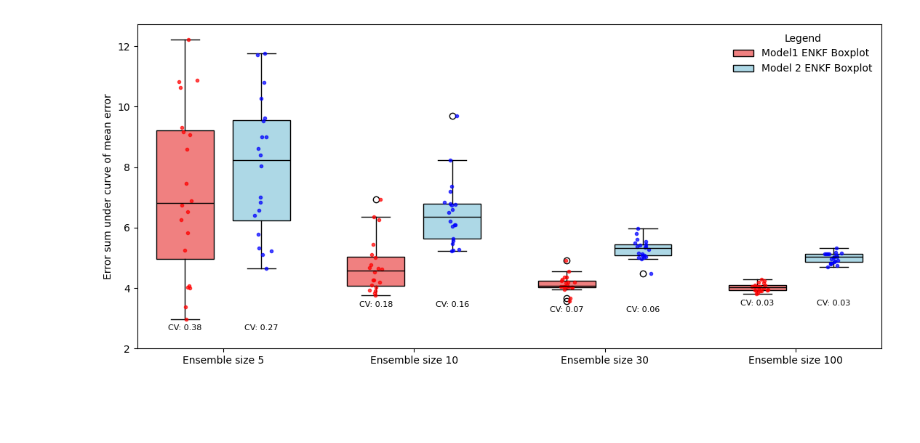
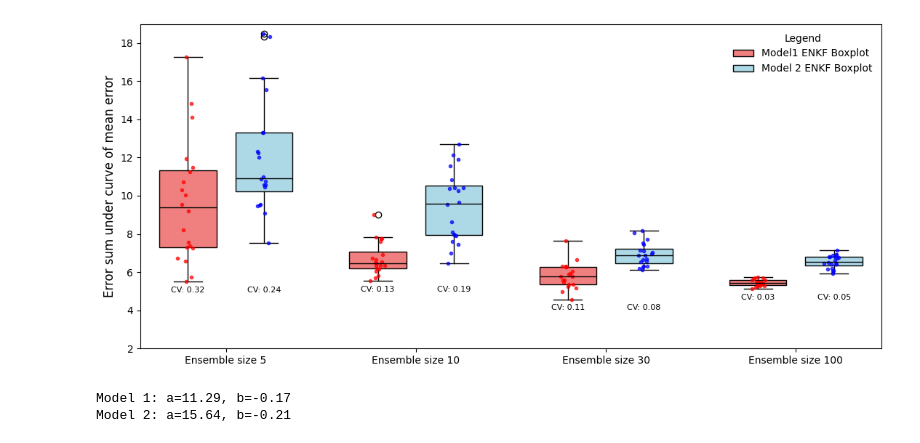
Before and after one commit to yannickoswald/real_time_ineq_abm, a Jupyter notebook: rtabm/experiment3_jupyter.ipynb, the cells around one changed output. Drawn from its saved outputs; the diff is of its cells as text; code cells hidden in the pictures; blank space fills up the shorter version.

```diff
--- a/rtabm/experiment3_jupyter.ipynb
+++ b/rtabm/experiment3_jupyter.ipynb
@@ -34,21 +34,23 @@ class Enkf_experiment3:
         self.ensemble_sizes = ensemble_sizes
         self.results = []
 
-    def run_experiment(self):
+    def run_experiment(self, start_year, end_year):
 
         model_params1 = {"population_size": 100,
          "growth_rate": 0.025,
          "b_begin": 1.3,
-         "distribution": "Pareto_lognormal",
-         "start_year": 1990,
+         "distribution": "exponential_pareto", # either "Pareto_lognormal" or "exponential_pareto"
+         "start_year": start_year,
          "uncertainty_para": 0}
 
+
         model_params2 = {"population_size": 100,
-                        "concavity": 1,
-                        "growth_rate": 0.025,
-                        "start_year": 1990,
-                        "adaptive_sensitivity": 0.02,
-                        "uncertainty_para": 0}
+                "concavity": 1,
+                "growth_rate": 0.025,
+                "distribution": "exponential_pareto", # either "Pareto_lognormal" or "exponential_pareto"
+                "start_year": start_year,
+                "adaptive_sensitivity": 0.02,
+                "uncertainty_para": 0}
 
 
         for size in self.ensemble_sizes:
@@ -67,14 +69,14 @@ class Enkf_experiment3:
                                           filter_freq = 10,
                                           uncertainty_obs = 0.05)
 
-                run_enkf(enkf1, time_horizon=12*3, filter_freq = 10)
-                run_enkf(enkf2, time_horizon=12*3, filter_freq = 10)
+                run_enkf(enkf1, start_year=start_year,end_year=end_year, filter_freq = 10)
+                run_enkf(enkf2,  start_year=start_year,end_year=end_year, filter_freq = 10)
                 array_of_results_enkf1[i, 0] = enkf1.integral_error()
                 array_of_results_enkf2[i, 0] = enkf2.integral_error()
 
             self.results.append([f'Ensemble size {size}', array_of_results_enkf1, array_of_results_enkf2])
 
-    def plot_results(self, save_fig=False, fig_name='fig6.png'):
+    def plot_results(self, save_fig=False, fig_name='fig7.png'):
         fig, ax = plt.subplots()
         boxplot_artists = []
         positions = np.arange(len(self.results)) * 2
@@ -109,7 +111,7 @@ class Enkf_experiment3:
 
         ax.set_xticks(positions)
         ax.set_xticklabels([label for label, _, _ in self.results])
-        ax.set_ylabel('Error sum under curve of mean error')
+        ax.set_ylabel('Error sum under curve of mean error', fontsize=12)
         legend_labels = ['Model1 ENKF Boxplot', 'Model 2 ENKF Boxplot']
         ax.legend(boxplot_artists, legend_labels, title='Legend', loc="upper right", frameon=False)
 
@@ -130,32 +132,41 @@ class Enkf_experiment3:
             means1[idx, 0] = np.mean(array1)
             means2[idx, 0] = np.mean(array2)
 
         # Transform to log space for linear regression
         log_means1 = np.log(means1)
         log_means2 = np.log(means2)
         log_ensemble_sizes = np.log(self.ensemble_sizes)
 
         # Perform the linear regression in log space
         # The slope will be the exponent b and the intercept will be log(a)
         slope1, intercept1 = np.polyfit(log_ensemble_sizes, log_means1.ravel(), 1)
         slope2, intercept2 = np.polyfit(log_ensemble_sizes, log_means2.ravel(), 1)
 
         # Convert intercept into the coefficient a in the original space
         a1 = np.exp(intercept1)
         a2 = np.exp(intercept2)
 
         # Return the coefficients (a, b) for both fits
         return (a1, slope1), (a2, slope2)
 
 # To use the class
 num_agents = 100
+start_year = 2007
+end_year = 2009
 macro_state_dim = 4
 repetitions = 20
 ensemble_sizes = [5,10,30,100]
 
 experiment = Enkf_experiment3(num_agents, macro_state_dim, repetitions, ensemble_sizes)
-experiment.run_experiment()
+experiment.run_experiment(start_year=start_year, end_year=end_year)
 experiment.plot_results(save_fig=True)
 elasticities = experiment.compute_elasticity_fit()
 # %% [output]
-[figure, old version]
+[figure, new version]
+# %%
+# print the elasticities
+print(f"Model 1: a={elasticities[0][0]:.2f}, b={elasticities[0][1]:.2f}")
+print(f"Model 2: a={elasticities[1][0]:.2f}, b={elasticities[1][1]:.2f}")
+# %% [output]
+Model 1: a=11.29, b=-0.17
+Model 2: a=15.64, b=-0.21
```
Also changed, not shown: 4 other files.
